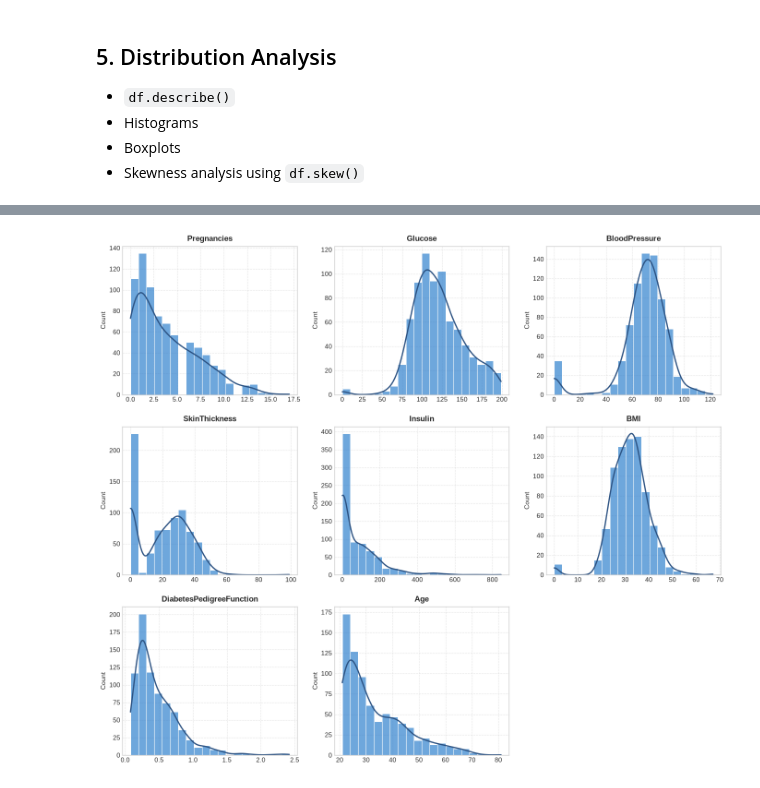
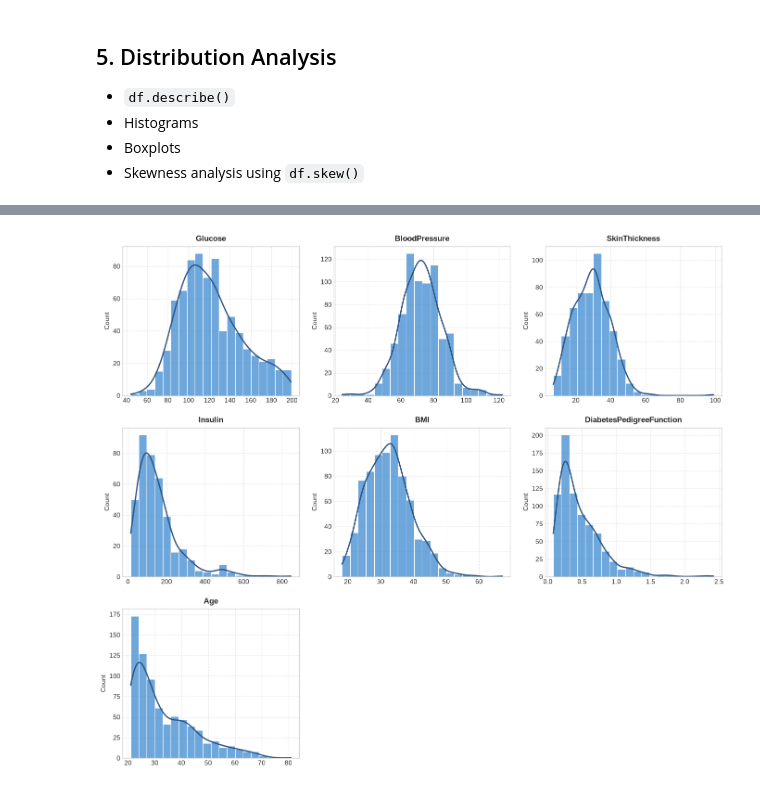
Before and after one commit to mdebbarh72/Suga, a Jupyter notebook: notebooks/exploration/eda.ipynb, the cells around one changed output, grey strips where cells are left out. Drawn from its saved outputs; the diff is of its cells as text; code cells hidden in the pictures.

```diff
--- a/notebooks/exploration/eda.ipynb
+++ b/notebooks/exploration/eda.ipynb
@@ -128,9 +111,22 @@ display(sample)
 # %%
+cols = ['Glucose', 'BloodPressure', 'SkinThickness', 'Insulin', 'BMI', 'DiabetesPedigreeFunction', 'Age']
+
+diabetes_df = diabetes_df[cols].replace(0, np.nan)
 
 print('======= missing values count  ========')
 print(diabetes_df.isna().sum())
 
 print('\n\n======= missing values percentages ========')
 print((diabetes_df.isna().mean()*100).round(2))
+
+print('======= missing values heatmap ========')
+plt.figure(figsize=(12, 6))
+sns.heatmap(diabetes_df.isna(), cbar=False, cmap='viridis')
+
+plt.xticks(rotation=45, ha='right')
+plt.title("Missing Values Heatmap", fontsize=14)
+
+plt.tight_layout()
+plt.show()
 # %% [output]
 ======= missing values count  ========
@@ -158,6 +155,6 @@ dtype: float64
 # %%
-diabetes_df = diabetes_df.rename(columns={'Unnamed: 0' : 'ID'})
-print(f"duplicated ids count: {diabetes_df['ID'].duplicated().sum()}\n")
+# diabetes_df = diabetes_df.rename(columns={'Unnamed: 0' : 'ID'})
+# print(f"duplicated ids count: {diabetes_df['ID'].duplicated().sum()}\n")
 print(f"duplicates: {diabetes_df.duplicated().sum()}\n")
-diabetes_df = diabetes_df.drop(columns='ID')
+# diabetes_df = diabetes_df.drop(columns='ID')
 # %% [output]
@@ -186,45 +181,5 @@ display(diabetes_df.describe())
 # %%
-import math
-import matplotlib.pyplot as plt
-import seaborn as sns
-
-plt.style.use("seaborn-v0_8-whitegrid")
-
-columns = diabetes_df.columns
-ncols = 3
-nrows = math.ceil(len(columns) / ncols)
-
-fig, axes = plt.subplots(nrows=nrows, ncols=ncols, figsize=(14, 4 * nrows))
-axes = axes.flatten()
-
-for i, col in enumerate(columns):
-  ax = axes[i]
-
-  sns.histplot(
-      diabetes_df[col].dropna(),
-      bins=20,
-      color="#3182ce",
-      edgecolor="#ffffff",
-      linewidth=0.8,
-      alpha=0.7,
-      kde=True,
-      ax=ax,
-  )
-
-  if ax.lines:
-    ax.lines[0].set_color("#2c5282")
-    ax.lines[0].set_linewidth(2)
-
-  ax.set_title(col, fontsize=12, fontweight="bold", pad=8)
-  ax.tick_params(labelsize=10)
-  ax.grid(True, linestyle="--", alpha=0.5)
-  ax.set_xlabel("")
-
-for j in range(len(columns), len(axes)):
-  fig.delaxes(axes[j])
-
-plt.tight_layout(pad=2.0)
-plt.show()
+Painter.drawHsitKDE(diabetes_df, diabetes_df.columns, 3)
 # %% [output]
-[figure, old version]
+[figure, new version]
 # %%
```
Also changed, not shown: parts of 10 cells of this notebook, 3 other files.
